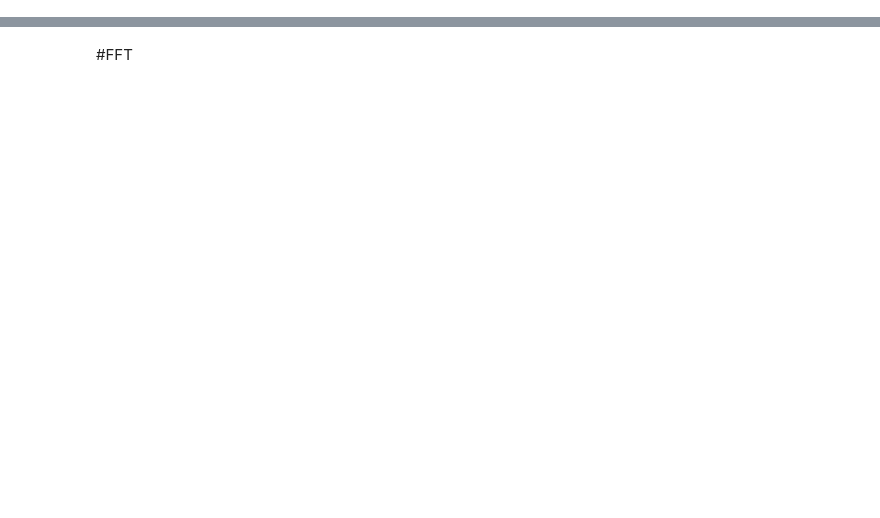
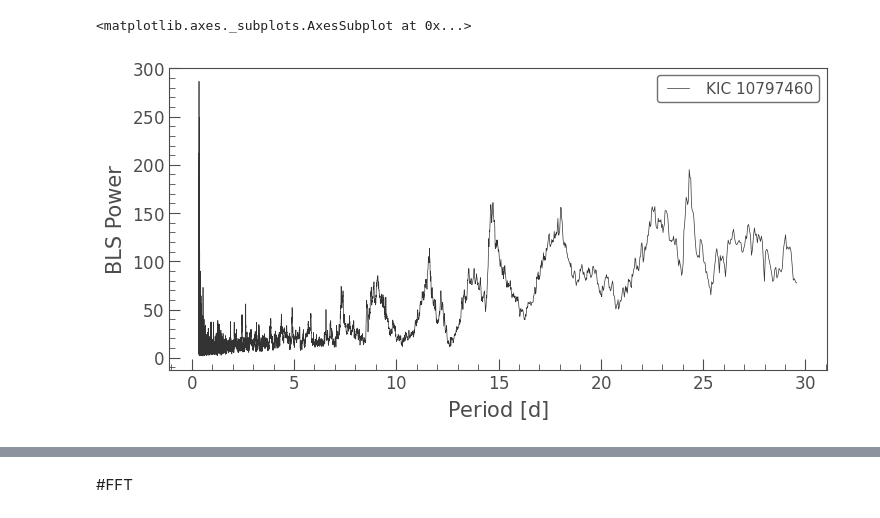
Before and after one commit to nicholasproietti/LGM, a Jupyter notebook: LC_FFT_CNN.ipynb, the cells around one changed output, grey strips where cells are left out. Saved outputs shown, nothing was run; the diff lists cells and outputs as text; code cells hidden in the pictures; blank space fills up the shorter version.

```diff
--- a/LC_FFT_CNN.ipynb
+++ b/LC_FFT_CNN.ipynb
@@ -50,0 +72,8 @@ KOI_first_100.head()
+# %%
+f = lc['flux'].value
+t = lc['time'].value
+periodogram = lc.to_periodogram(method='bls')
+periodogram.plot()
+# %% [output]
+<matplotlib.axes._subplots.AxesSubplot at 0x...>
+[figure, added]
```
Also changed, not shown: parts of 43 cells of this notebook.
